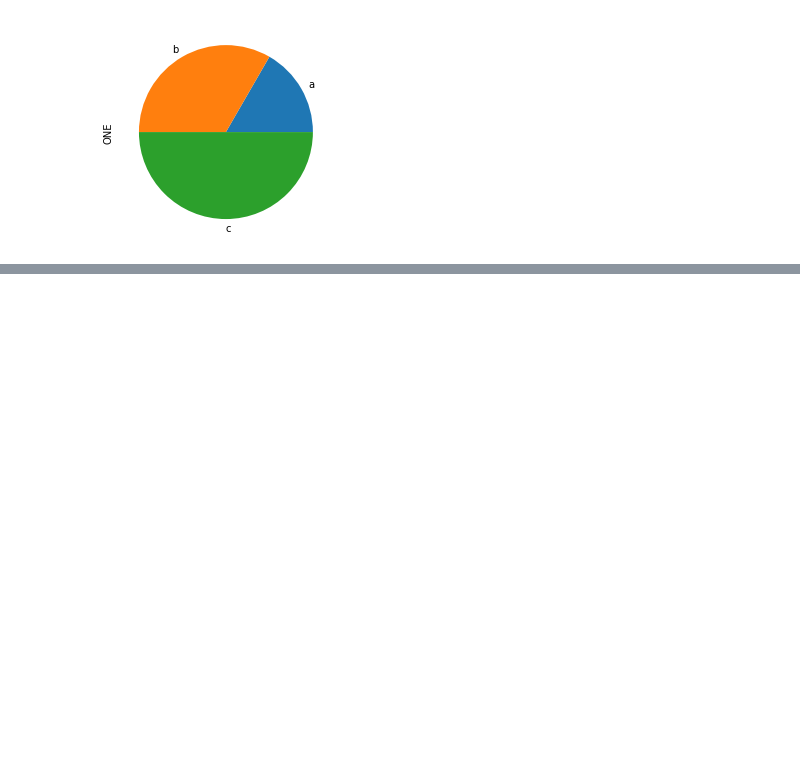
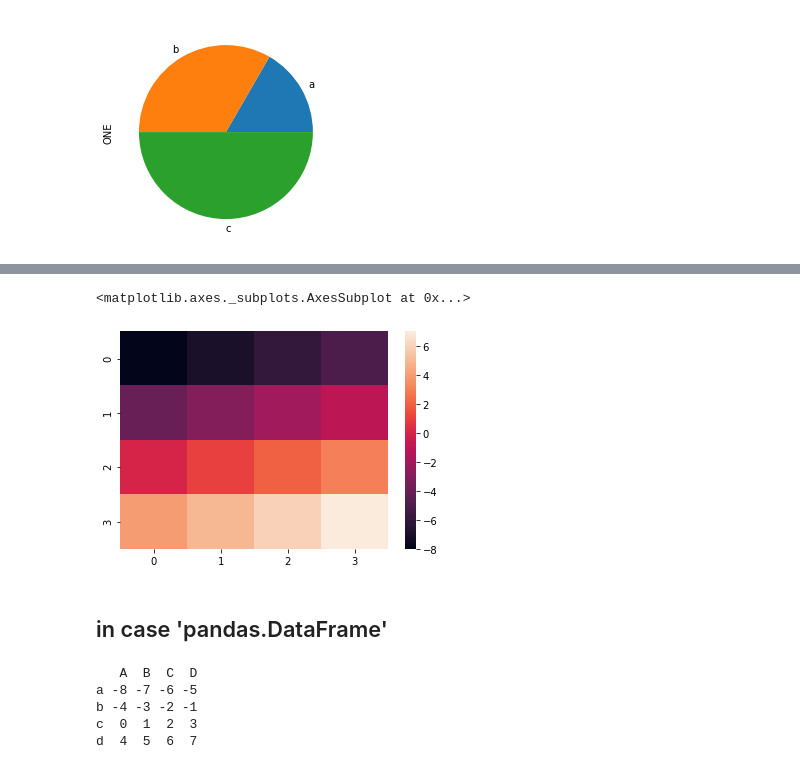
Before and after one commit to anko191/Python_Kaggle, a Jupyter notebook: pandas/pandas_showgraph.ipynb, the cells around one changed output, grey strips where cells are left out. Saved outputs shown, nothing was run; the diff lists cells and outputs as text; code cells hidden in the pictures; blank space fills up the shorter version.

```diff
--- a/pandas/pandas_showgraph.ipynb
+++ b/pandas/pandas_showgraph.ipynb
@@ -294,0 +324,17 @@ df_pie['ONE'].plot.pie()
+# %%
+plt.figure()
+sns.heatmap(arr_2d)
+# %% [output]
+<matplotlib.axes._subplots.AxesSubplot at 0x...>
+[figure, added]
+# %% [markdown]
+## in case 'pandas.DataFrame'
+# %%
+df = pd.DataFrame(data = arr_2d, index = ['a','b','c','d'], columns=['A','B','C','D'])
+print(df)
+# %% [output]
+   A  B  C  D
+a -8 -7 -6 -5
+b -4 -3 -2 -1
+c  0  1  2  3
+d  4  5  6  7
```
Also changed, not shown: parts of 61 cells of this notebook.
